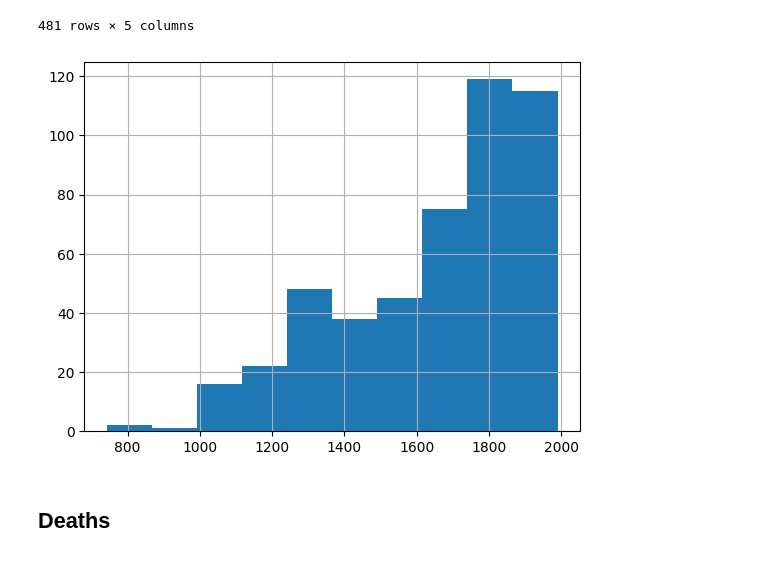
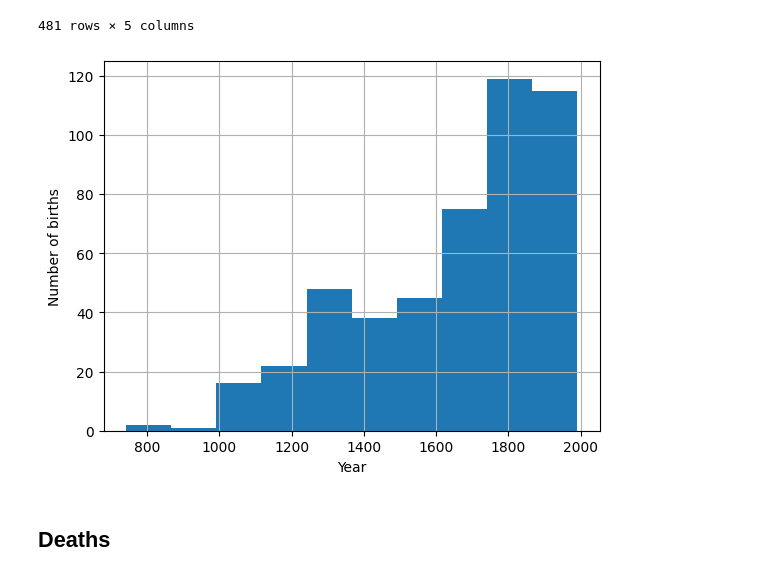
Before and after one commit to joehowells/timeline-gedcom, a Jupyter notebook: 2_make_cards.ipynb, the cells around one changed output. Cells and saved outputs as stored; diff of their text form; code cells hidden in the pictures.

```diff
--- a/2_make_cards.ipynb
+++ b/2_make_cards.ipynb
@@ -49,9 +58,14 @@ df_birth
 | 480 | @I2969@ | BIRT | 1957 | Canada | Sylvana /Tomaselli/ is born in Ca... |
 481 rows × 5 columns
 # %%
-df_birth.year.hist();
+fig, ax = plt.subplots()
+
+ax.set_xlabel("Year")
+ax.set_ylabel("Number of births")
+
+df_birth.year.hist(ax=ax);
 # %% [output]
-[figure, old version]
+[figure, new version]
 # %% [markdown]
 ## Deaths
 # %%
```
Also changed, not shown: parts of 8 cells of this notebook.
